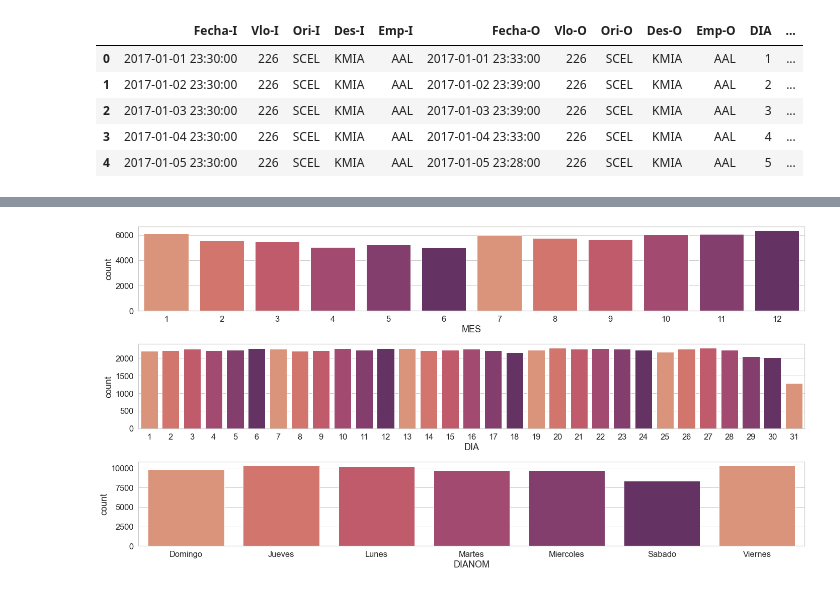
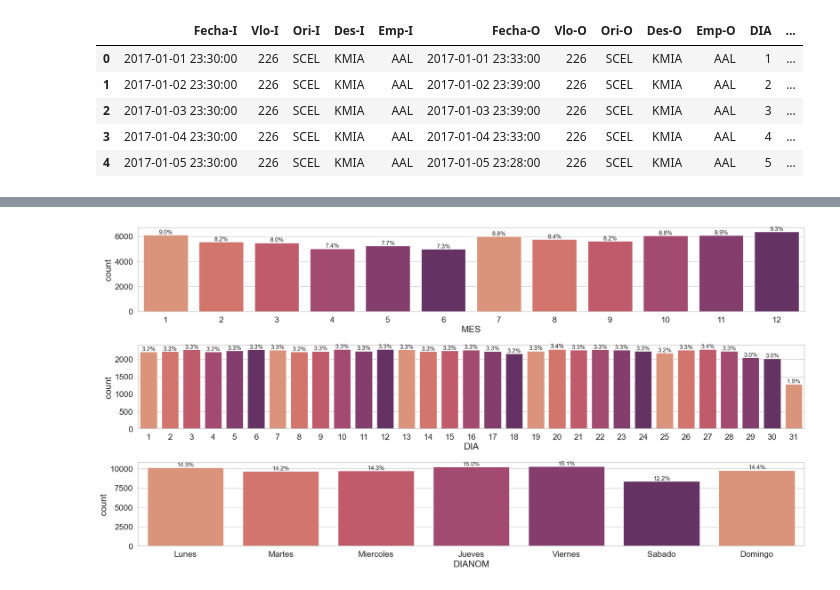
Before and after one commit to felipeuribe1/NeuralWorks-DS-Challenge, a Jupyter notebook: DS_Challenge_FUribe.ipynb, the cells around one changed output, grey strips where cells are left out. Saved outputs shown, nothing was run; the diff lists cells and outputs as text; code cells hidden in the pictures.

```diff
--- a/DS_Challenge_FUribe.ipynb
+++ b/DS_Challenge_FUribe.ipynb
@@ -73,15 +141,27 @@ df.describe(include='all',datetime_is_numeric=True)
+# %%
+def percentage_above_bar_relative_to_xgroup(ax, font_size):
+    all_heights = [[p.get_height() for p in bars] for bars in ax.containers]
+    for bars in ax.containers:
+        for i, p in enumerate(bars):
+            total = sum(all_heights[0])
+            percentage = f'{(100 * p.get_height() / total) :.1f}%'
+            ax.annotate(percentage, (p.get_x() + p.get_width() / 2, p.get_height()), size=font_size, ha='center', va='bottom')
 # %%
 sns.set(rc={'figure.figsize':(20,10)})
 sns.set_theme(style="whitegrid", font_scale=1.5)
 
-date_categorical = ['MES','DIA', 'DIANOM']
+date_categorical = ['MES','DIA','DIANOM']
 
 plt.figure()
 i = 0
 for date_cat in date_categorical:
     plt.subplot(len(date_categorical), 1, 1 + i)
-    sns.countplot(data=df, x=date_cat,palette = sns.color_palette("flare"))
+    if date_cat == 'DIANOM':
+        order = ['Lunes','Martes','Miercoles','Jueves','Viernes','Sabado','Domingo']
+        ax = sns.countplot(data=df, x=date_cat,palette = sns.color_palette("flare"), order = order)
+    else: ax = sns.countplot(data=df, x=date_cat,palette = sns.color_palette("flare"))
+    percentage_above_bar_relative_to_xgroup(ax,12)
     i += 1
 plt.tight_layout()
 # %% [output]
-[figure, old version]
+[figure, new version]
```
Also changed, not shown: parts of 36 cells of this notebook, 1 other file.
